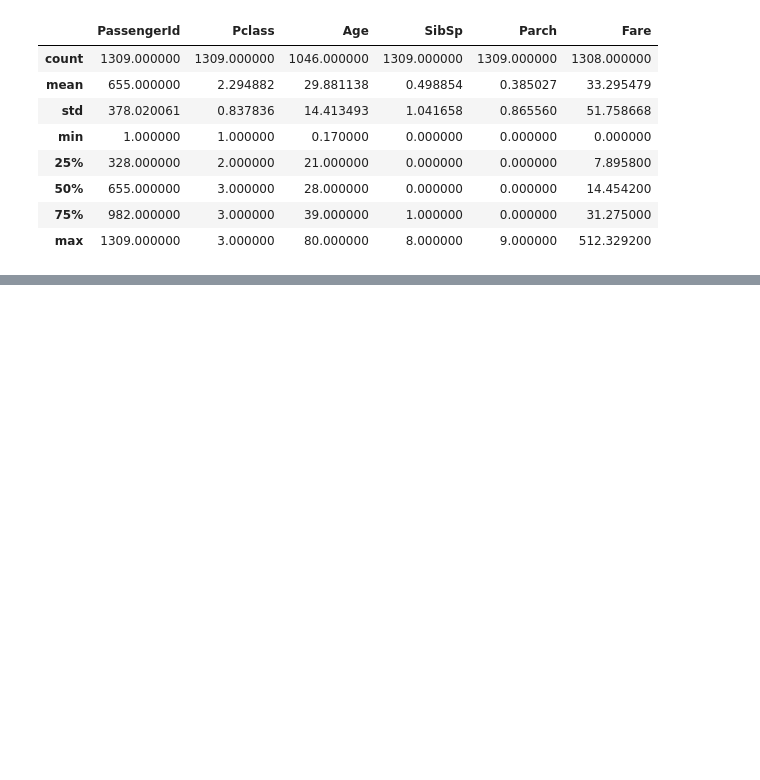
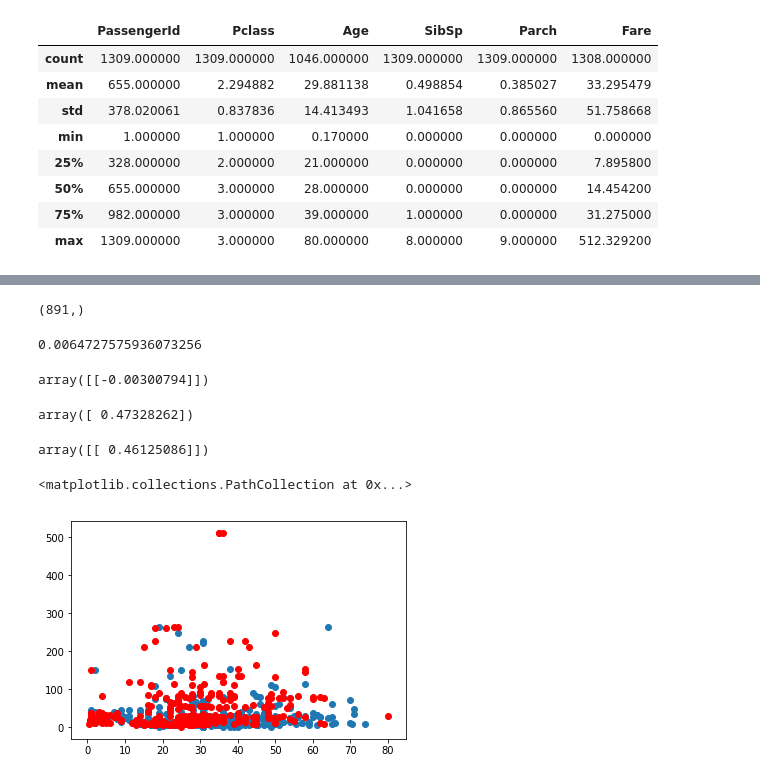
Before and after one commit to kuds/TitanicSurvivalPrediction, a Jupyter notebook: Data Visualization for Titanic Data.ipynb, the cells around one changed output, grey strips where cells are left out. Saved outputs shown, nothing was run; the diff lists cells and outputs as text; code cells hidden in the pictures; blank space fills up the shorter version.

```diff
--- a/Data Visualization for Titanic Data.ipynb
+++ b/Data Visualization for Titanic Data.ipynb
@@ -233,3 +263,11 @@ dtype: int64
+# %%
+trainDF["Gender"] = trainDF.apply(lambda x: 0 if(x["Sex"] == "male") else 1, axis=1)
+# %%
+trainDF["Embarked"].unique()
+trainDF["Embarked"] = trainDF["Embarked"].map(lambda x: "X" if(pandas.isna(x)) else x)
+trainDF["Embarked"].unique()
+embarkedMap = {"S": 0, "C": 1, "Q":2, "X":3}
+trainDF["EmbarkedMap"] = trainDF["Embarked"].map(lambda x: "X" if(pandas.isna(x)) else x)
 # %%
 combinedDF.describe()
 # %% [output]
@@ -262,0 +303,7 @@ plt.show()
+# %%
+from sklearn.linear_model import LinearRegression
+X = trainDF["Age"].values.reshape(-1,1)
+y = trainDF["Survived"].values.reshape(-1,1)
+# y = 1 * x_0 + 2 * x_1 + 3
+#y = numpy.dot(, numpy.array([1, 2])) + 3
+reg = LinearRegression().fit(X, y)
@@ -262,0 +314,26 @@ plt.show()
+# %%
+trainDF["Age"].shape
+# %% [output]
+(891,)
+# %%
+reg.score(X, y)
+# %% [output]
+0.0064727575936073256
+# %%
+reg.coef_
+# %% [output]
+array([[-0.00300794]])
+# %%
+reg.intercept_
+# %% [output]
+array([ 0.47328262])
+# %%
+reg.predict(numpy.array([[4]]))
+# %% [output]
+array([[ 0.46125086]])
+# %%
+plt.scatter(X[trainDF["Survived"] == 0],trainDF[trainDF["Survived"] == 0]["Fare"].values.reshape(-1,1))
+plt.scatter(X[trainDF["Survived"] == 1],trainDF[trainDF["Survived"] == 1]["Fare"].values.reshape(-1,1), color="r")
+# %% [output]
+<matplotlib.collections.PathCollection at 0x...>
+[figure, added]
```
Also changed, not shown: parts of 15 cells of this notebook.
